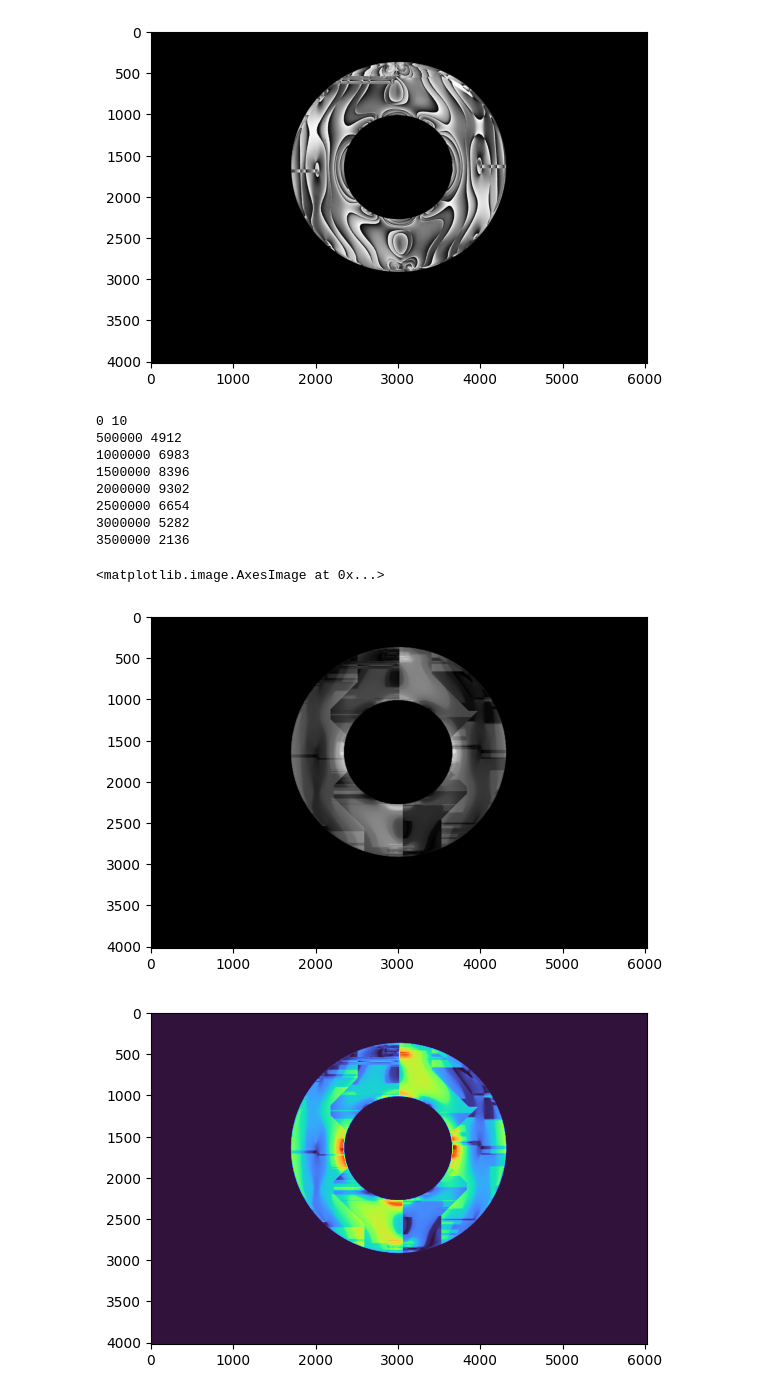
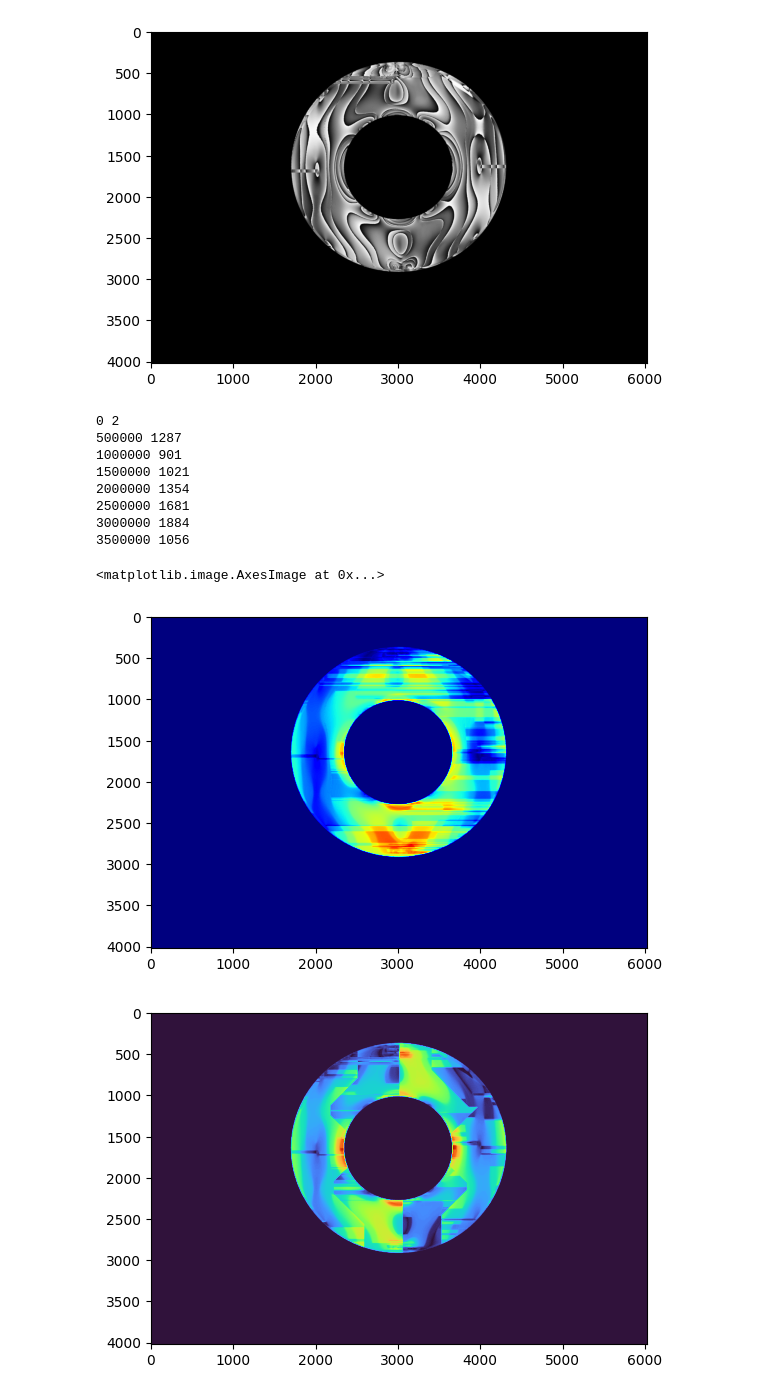
Before and after one commit to fs-bullard/photoelasticity, a Jupyter notebook: ten-step-phase_unwrap_ring.ipynb, the cells around one changed output. Cells and saved outputs as stored; diff of their text form; code cells hidden in the pictures.

```diff
--- a/ten-step-phase_unwrap_ring.ipynb
+++ b/ten-step-phase_unwrap_ring.ipynb
@@ -170,24 +172,26 @@ plt.imsave('img/ring/results/ring_isochr_wr_isocl_unwr_masked.jpg',  isochromati
 [figure]
 # %%
 # Set stack as isotropic points
-stack = [(1650, 2030), (1700, 3970), (2200, 2650), (2150,3400), (2570, 2150), (2460, 3950), (1130, 2600), (1150, 3400), (800, 2080), (700, 3850)]
+# stack = [(1650, 2030), (1700, 3970), (2200, 2650), (2150,3400), (2570, 2150), (2460, 3950), (1130, 2600), (1150, 3400), (800, 2080), (700, 3850)]
+stack = [(1719, 2028), (3976, 1540)]
 #create dummy array to be populated by unwrapped pixels
 dummy = mask_to_dummy(mask)
 
 isochromatic_unwrapped = phase_unwrap(isochromatic_masked, stack, dummy)
-
-plt.imshow(isochromatic_unwrapped, cmap='gray')
 # %% [output]
-0 10
-500000 4912
-1000000 6983
-1500000 8396
-2000000 9302
-2500000 6654
-3000000 5282
-3500000 2136
+0 2
+500000 1287
+1000000 901
+1500000 1021
+2000000 1354
+2500000 1681
+3000000 1884
+3500000 1056
-<matplotlib.image.AxesImage at 0x...>
-[figure, removed]
+# %%
+plt.imshow(isochromatic_unwrapped, cmap='jet')
+# %% [output]
+<matplotlib.image.AxesImage at 0x...>
+[figure, added]
 # %%
 filename = 'img/ring/results/ring_isochr_unwr_isocl_unwr.jpg'
 plt.imsave(filename, isochromatic_unwrapped, cmap='gray')
```
Also changed, not shown: parts of 2 cells of this notebook, 47 other files.
